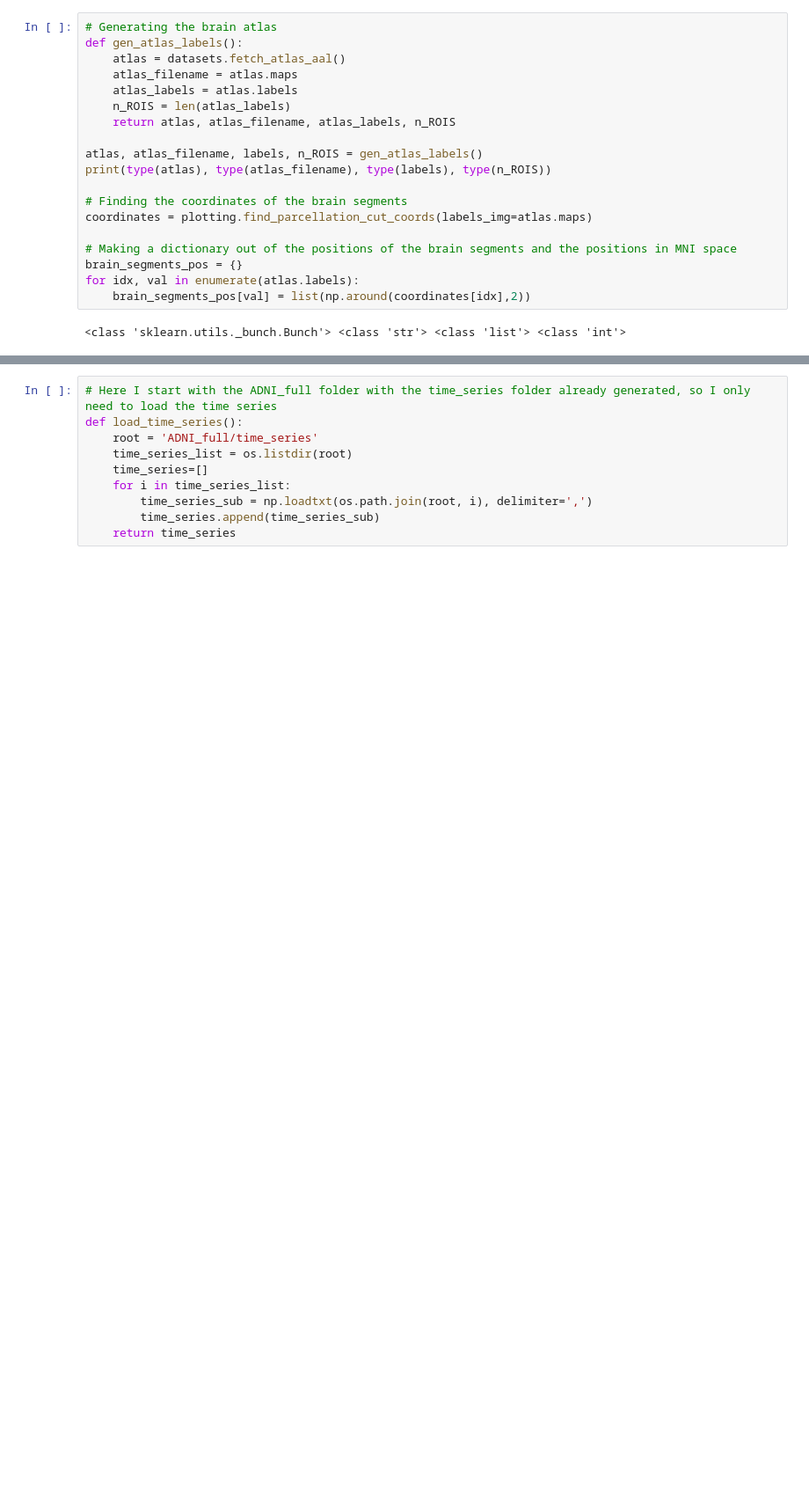
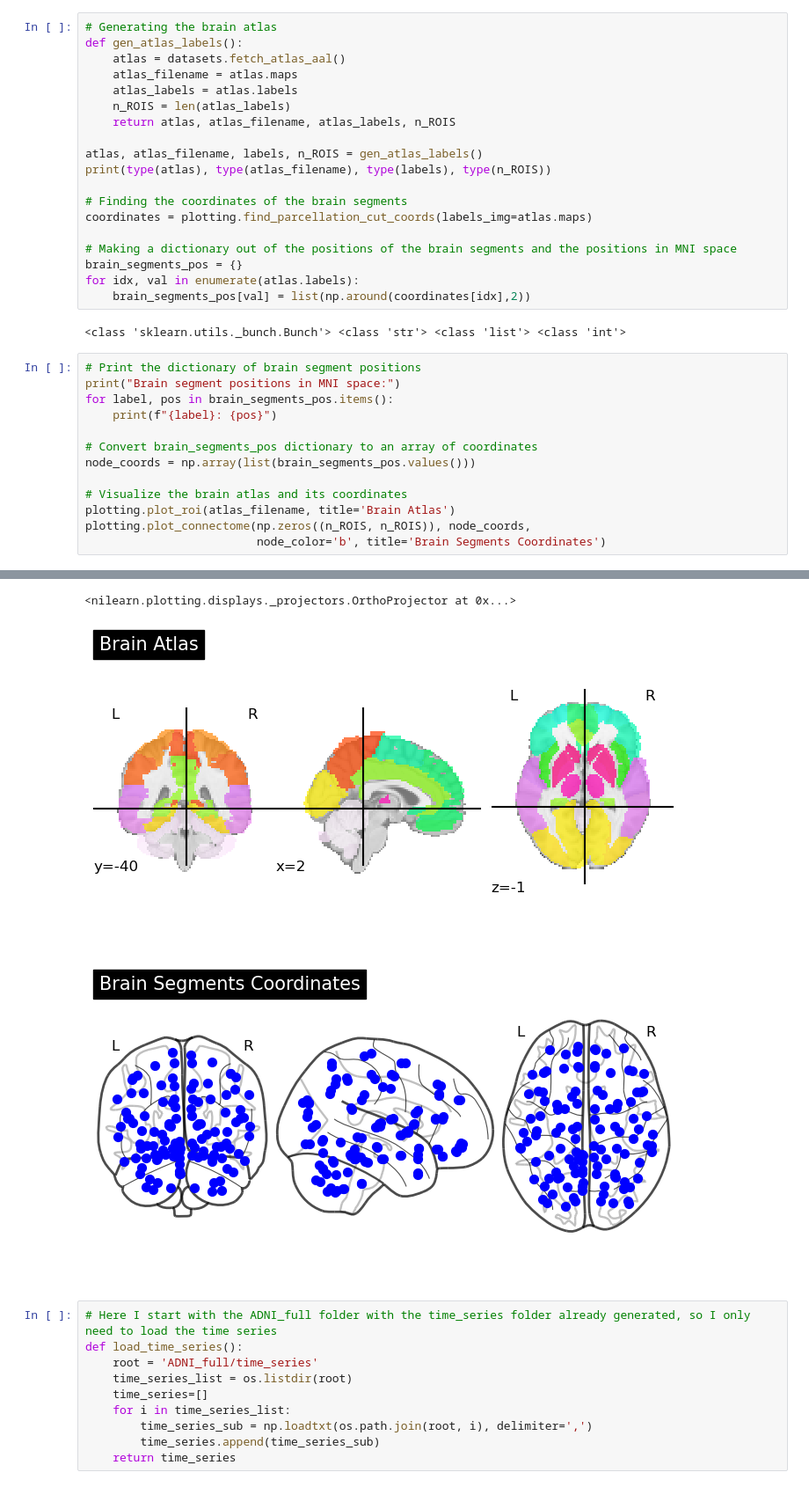
Before and after one commit to mathilde-cros/Bachelor_Thesis_Alzheimers_HGNN, a Jupyter notebook: Corr_and_df.ipynb, the cells around one changed output, grey strips where cells are left out. Shown at 88% size. Drawn from its saved outputs; the diff is of its cells as text; blank space fills up the shorter version.

Commit message:
Printing the brain mapping and a few corrections to all deep sets

```diff
--- a/Corr_and_df.ipynb
+++ b/Corr_and_df.ipynb
@@ -204,3 +204,17 @@ for idx, val in enumerate(atlas.labels):
     brain_segments_pos[val] = list(np.around(coordinates[idx],2))
 # %% [output]
 <class 'sklearn.utils._bunch.Bunch'> <class 'str'> <class 'list'> <class 'int'>
+# %%
+# Print the dictionary of brain segment positions
+print("Brain segment positions in MNI space:")
+for label, pos in brain_segments_pos.items():
+    print(f"{label}: {pos}")
+
+# Convert brain_segments_pos dictionary to an array of coordinates
+node_coords = np.array(list(brain_segments_pos.values()))
+
+# Visualize the brain atlas and its coordinates
+plotting.plot_roi(atlas_filename, title='Brain Atlas')
+plotting.plot_connectome(np.zeros((n_ROIS, n_ROIS)), node_coords,
+                         node_color='b', title='Brain Segments Coordinates')
+# %% [output]
@@ -207,3 +238,6 @@ for idx, val in enumerate(atlas.labels):
+<nilearn.plotting.displays._projectors.OrthoProjector at 0x...>
+[figure, added]
+[figure, added]
 # %%
 # Here I start with the ADNI_full folder with the time_series folder already generated, so I only need to load the time series
 def load_time_series():
```
Also changed, not shown: parts of 1 cell of this notebook, 3 other files.
